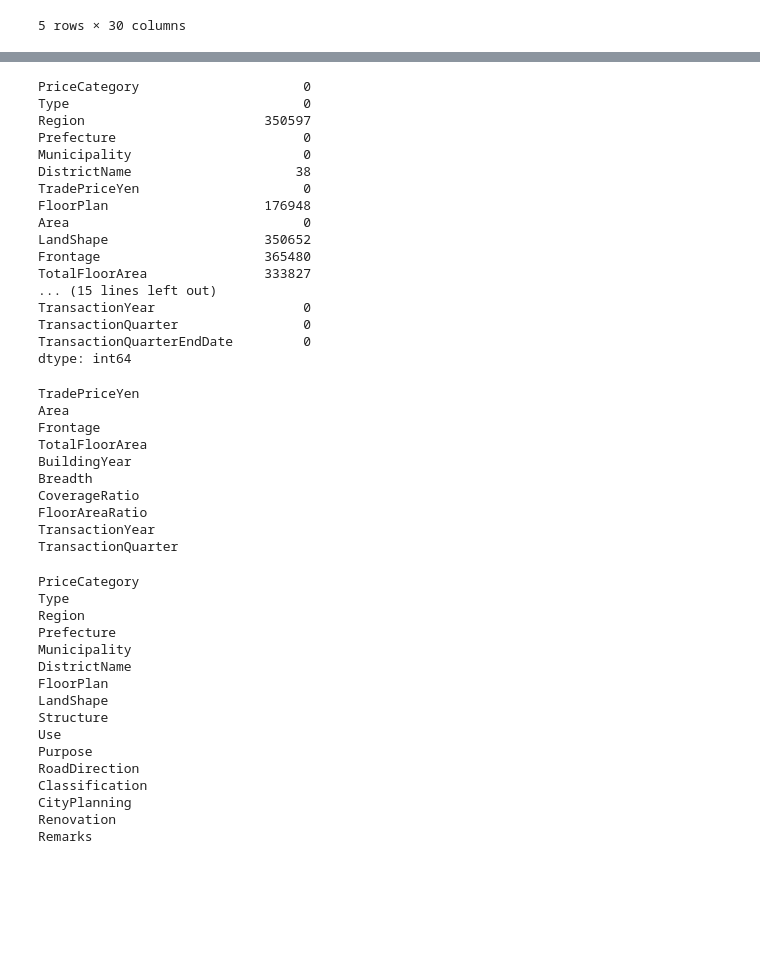
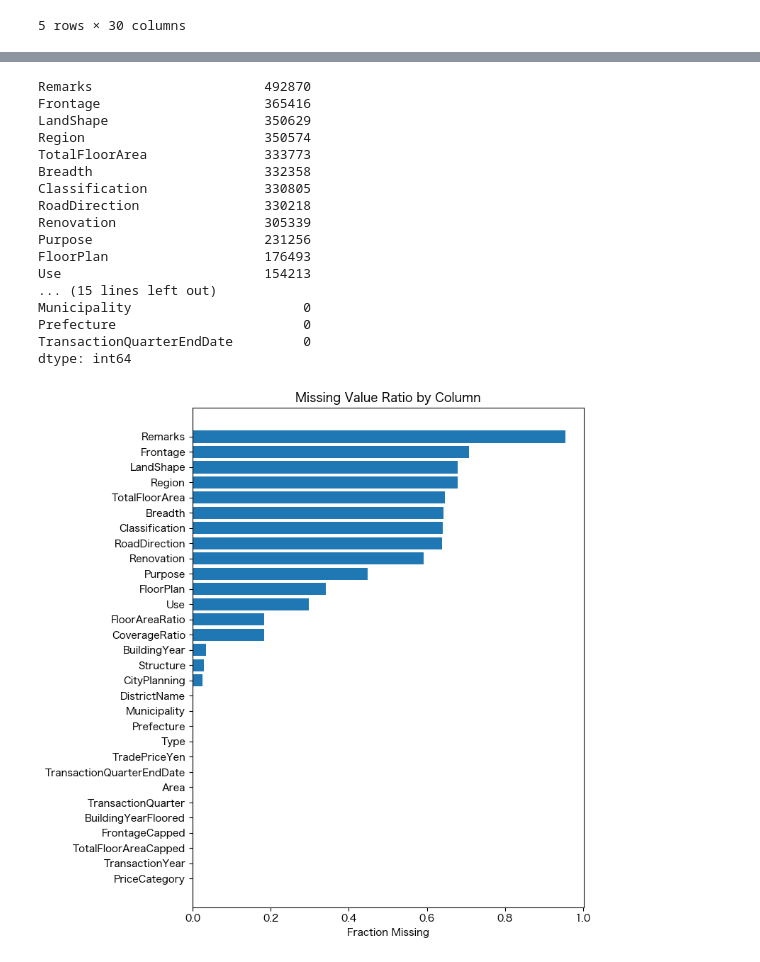
Before and after one commit to pablosumi/tokyo-real-estate-smart-advisor, a Jupyter notebook: notebooks/EDA.ipynb, the cells around one changed output, grey strips where cells are left out. Cells and saved outputs as stored; diff of their text form; code cells hidden in the pictures; blank space fills up the shorter version.

```diff
--- a/notebooks/EDA.ipynb
+++ b/notebooks/EDA.ipynb
@@ -124,62 +125,36 @@ data.describe(include='all')
 11 rows × 30 columns
 # %%
-data.isnull().sum()
+data.isnull().sum().sort_values(ascending=False)
 # %% [output]
-PriceCategory                     0
-Type                              0
-Region                       350597
+Remarks                      492870
+Frontage                     365416
+LandShape                    350629
+Region                       350574
+TotalFloorArea               333773
+Breadth                      332358
+Classification               330805
+RoadDirection                330218
+Renovation                   305339
+Purpose                      231256
+FloorPlan                    176493
+Use                          154213
+... (15 lines left out)
+Municipality                      0
 Prefecture                        0
-Municipality                      0
-DistrictName                     38
-TradePriceYen                     0
-FloorPlan                    176948
-Area                              0
-LandShape                    350652
-Frontage                     365480
-TotalFloorArea               333827
-... (15 lines left out)
-TransactionYear                   0
-TransactionQuarter                0
 TransactionQuarterEndDate         0
 dtype: int64
-# %%
-# numerical columns
-
-for col in data.select_dtypes(include='number').columns:
-    print(col)
-# %% [output]
-TradePriceYen
-Area
-Frontage
-TotalFloorArea
-BuildingYear
-Breadth
-CoverageRatio
-FloorAreaRatio
-TransactionYear
-TransactionQuarter
-# %%
-# categorical columns
-
-for col in data.select_dtypes(include='object').columns:
-    print(col)
-# %% [output]
-PriceCategory
-Type
-Region
-Prefecture
-Municipality
-DistrictName
-FloorPlan
-LandShape
-Structure
-Use
-Purpose
-RoadDirection
-Classification
-CityPlanning
-Renovation
-Remarks
+# %%
+# proportion of missing values
+
+missing_ratio = data.isna().mean().sort_values()
+
+fig, ax = plt.subplots(figsize=(8, 8))
+ax.barh(missing_ratio.index, missing_ratio.values)
+ax.set_title("Missing Value Ratio by Column")
+ax.set_xlabel("Fraction Missing")
+plt.tight_layout()
+# %% [output]
+[figure, added]
 # %%
 data.nunique().sort_values()
 # %% [output]
```
Also changed, not shown: parts of 18 cells of this notebook.
